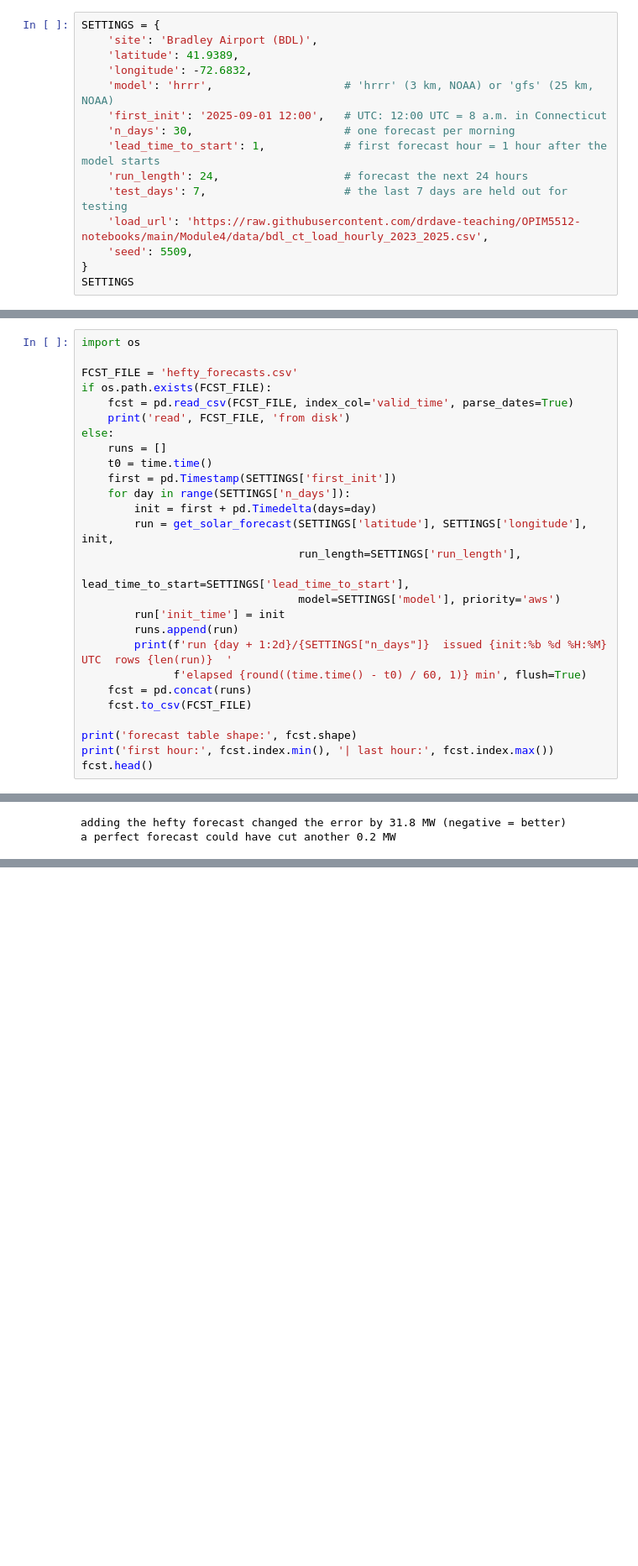
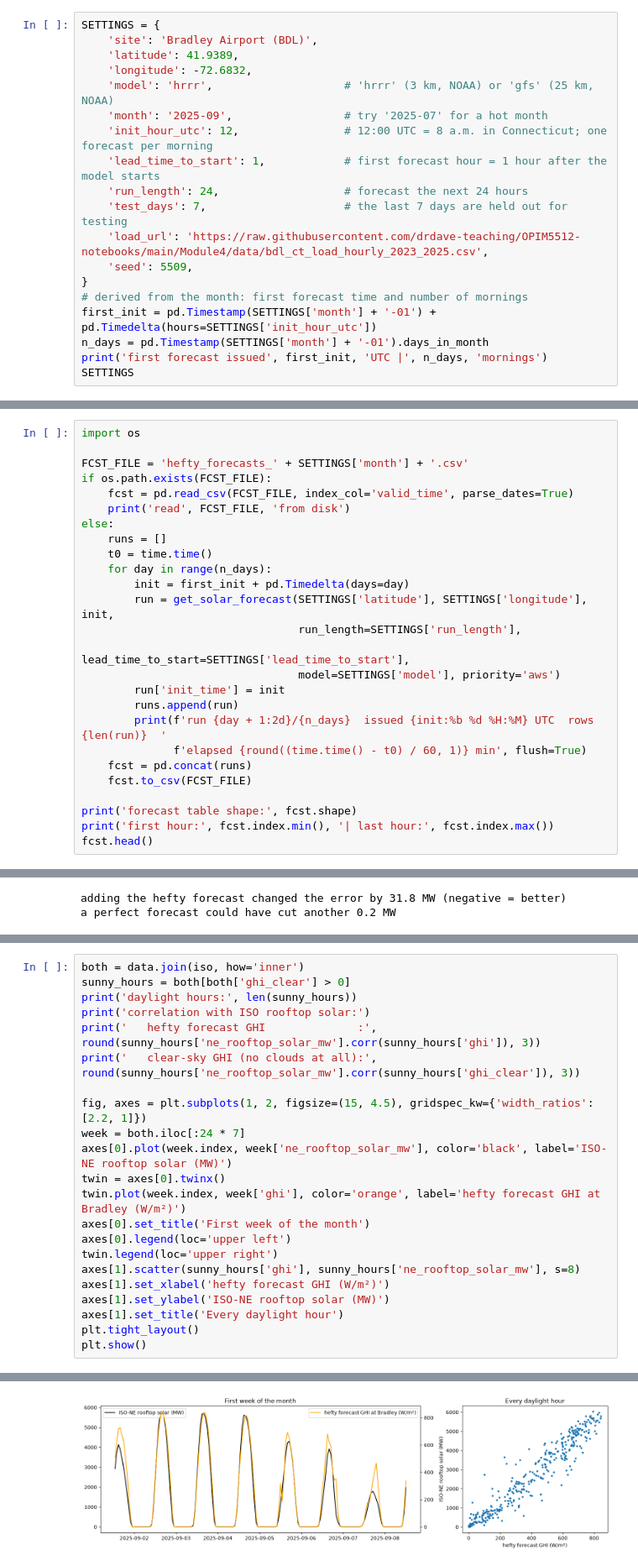
Before and after one commit to drdave-teaching/energy-forecasting, a Jupyter notebook: explorations/hefty_one_month_test.ipynb, the cells around one changed output, grey strips where cells are left out. Shown at 84% size. Cells and saved outputs as stored; diff of their text form; blank space fills up the shorter version.

```diff
--- a/explorations/hefty_one_month_test.ipynb
+++ b/explorations/hefty_one_month_test.ipynb
@@ -52,13 +52,17 @@ SETTINGS = {
     'latitude': 41.9389,
     'longitude': -72.6832,
     'model': 'hrrr',                    # 'hrrr' (3 km, NOAA) or 'gfs' (25 km, NOAA)
-    'first_init': '2025-09-01 12:00',   # UTC: 12:00 UTC = 8 a.m. in Connecticut
-    'n_days': 30,                       # one forecast per morning
+    'month': '2025-09',                 # try '2025-07' for a hot month
+    'init_hour_utc': 12,                # 12:00 UTC = 8 a.m. in Connecticut; one forecast per morning
     'lead_time_to_start': 1,            # first forecast hour = 1 hour after the model starts
     'run_length': 24,                   # forecast the next 24 hours
     'test_days': 7,                     # the last 7 days are held out for testing
     'load_url': 'https://raw.githubusercontent.com/drdave-teaching/OPIM5512-notebooks/main/Module4/data/bdl_ct_load_hourly_2023_2025.csv',
     'seed': 5509,
 }
+# derived from the month: first forecast time and number of mornings
+first_init = pd.Timestamp(SETTINGS['month'] + '-01') + pd.Timedelta(hours=SETTINGS['init_hour_utc'])
+n_days = pd.Timestamp(SETTINGS['month'] + '-01').days_in_month
+print('first forecast issued', first_init, 'UTC |', n_days, 'mornings')
 SETTINGS
 # %% [output]
@@ -147,23 +152,22 @@ or overlaps. The finished table is saved to `hefty_forecasts.csv`, so a re-run r
 # %%
 import os
 
-FCST_FILE = 'hefty_forecasts.csv'
+FCST_FILE = 'hefty_forecasts_' + SETTINGS['month'] + '.csv'
 if os.path.exists(FCST_FILE):
     fcst = pd.read_csv(FCST_FILE, index_col='valid_time', parse_dates=True)
     print('read', FCST_FILE, 'from disk')
 else:
     runs = []
     t0 = time.time()
-    first = pd.Timestamp(SETTINGS['first_init'])
-    for day in range(SETTINGS['n_days']):
-        init = first + pd.Timedelta(days=day)
+    for day in range(n_days):
+        init = first_init + pd.Timedelta(days=day)
         run = get_solar_forecast(SETTINGS['latitude'], SETTINGS['longitude'], init,
                                  run_length=SETTINGS['run_length'],
                                  lead_time_to_start=SETTINGS['lead_time_to_start'],
                                  model=SETTINGS['model'], priority='aws')
         run['init_time'] = init
         runs.append(run)
-        print(f'run {day + 1:2d}/{SETTINGS["n_days"]}  issued {init:%b %d %H:%M} UTC  rows {len(run)}  '
+        print(f'run {day + 1:2d}/{n_days}  issued {init:%b %d %H:%M} UTC  rows {len(run)}  '
               f'elapsed {round((time.time() - t0) / 60, 1)} min', flush=True)
     fcst = pd.concat(runs)
     fcst.to_csv(FCST_FILE)
@@ -450,0 +529,23 @@ the hefty forecast cut it by 11.2 MW
+# %%
+both = data.join(iso, how='inner')
+sunny_hours = both[both['ghi_clear'] > 0]
+print('daylight hours:', len(sunny_hours))
+print('correlation with ISO rooftop solar:')
+print('   hefty forecast GHI              :', round(sunny_hours['ne_rooftop_solar_mw'].corr(sunny_hours['ghi']), 3))
+print('   clear-sky GHI (no clouds at all):', round(sunny_hours['ne_rooftop_solar_mw'].corr(sunny_hours['ghi_clear']), 3))
+
+fig, axes = plt.subplots(1, 2, figsize=(15, 4.5), gridspec_kw={'width_ratios': [2.2, 1]})
+week = both.iloc[:24 * 7]
+axes[0].plot(week.index, week['ne_rooftop_solar_mw'], color='black', label='ISO-NE rooftop solar (MW)')
+twin = axes[0].twinx()
+twin.plot(week.index, week['ghi'], color='orange', label='hefty forecast GHI at Bradley (W/m²)')
+axes[0].set_title('First week of the month')
+axes[0].legend(loc='upper left')
+twin.legend(loc='upper right')
+axes[1].scatter(sunny_hours['ghi'], sunny_hours['ne_rooftop_solar_mw'], s=8)
+axes[1].set_xlabel('hefty forecast GHI (W/m²)')
+axes[1].set_ylabel('ISO-NE rooftop solar (MW)')
+axes[1].set_title('Every daylight hour')
+plt.tight_layout()
+plt.show()
+# %% [output]
@@ -450,0 +556 @@ the hefty forecast cut it by 11.2 MW
+[figure, added]
```
Also changed, not shown: parts of 16 cells of this notebook, 1 other file.
